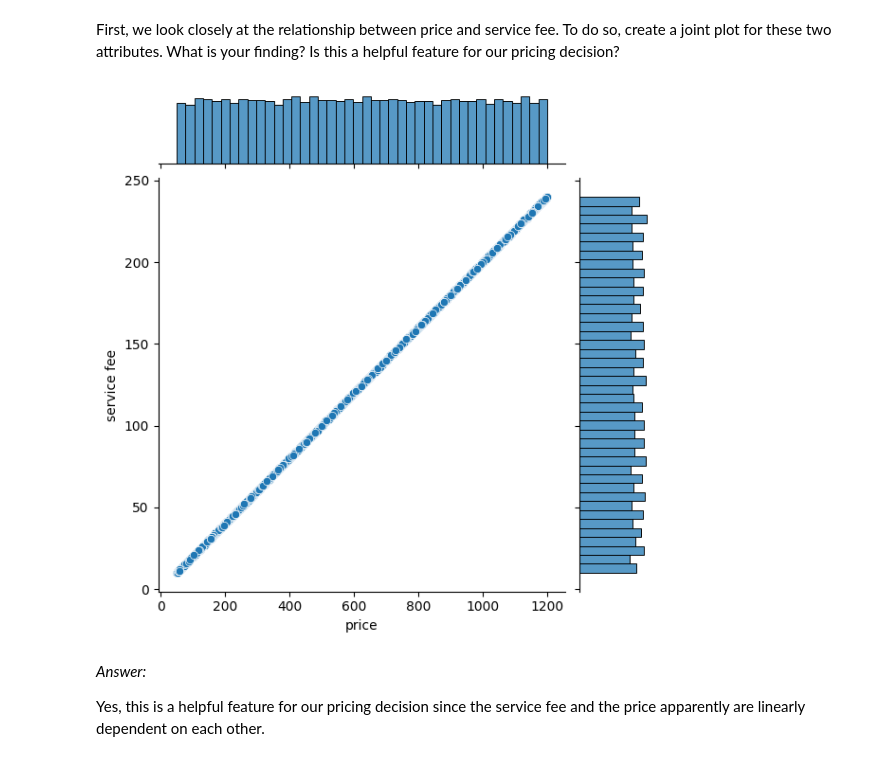
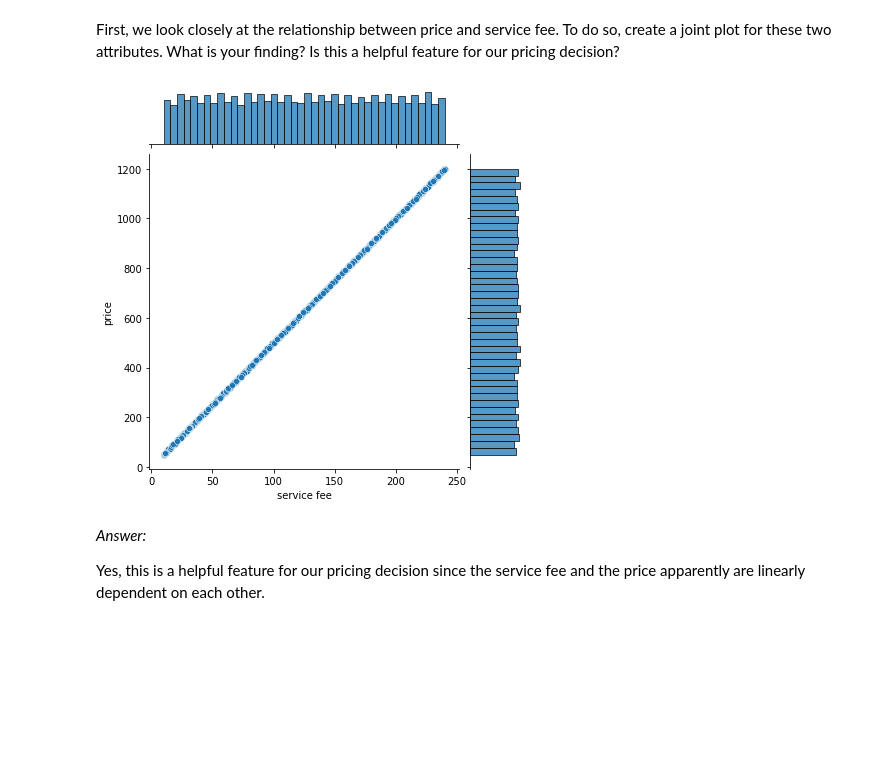
Before and after one commit to victorroferz/Data-Science-RWTH-Course, a Jupyter notebook: assignment_1.ipynb, the cells around one changed output. Cells and saved outputs as stored; diff of their text form; code cells hidden in the pictures; blank space fills up the shorter version.

```diff
--- a/assignment_1.ipynb
+++ b/assignment_1.ipynb
@@ -213,10 +213,10 @@ In the following, you want to analyze which features influence the price. You do
 First, we look closely at the relationship between price and service fee. To do so, create a joint plot for these two attributes. What is your finding? Is this a helpful feature for our pricing decision?
 # %%
 # Your answer goes here
-sns.jointplot(data=clean_data, x="price", y="service fee")
+sns.jointplot(data=clean_data, x="service fee", y="price")
 plt.show()
 # %% [output]
-[figure, old version]
+[figure, new version]
 # %% [markdown]
 _Answer:_
 
```
Also changed, not shown: parts of 9 cells of this notebook.
